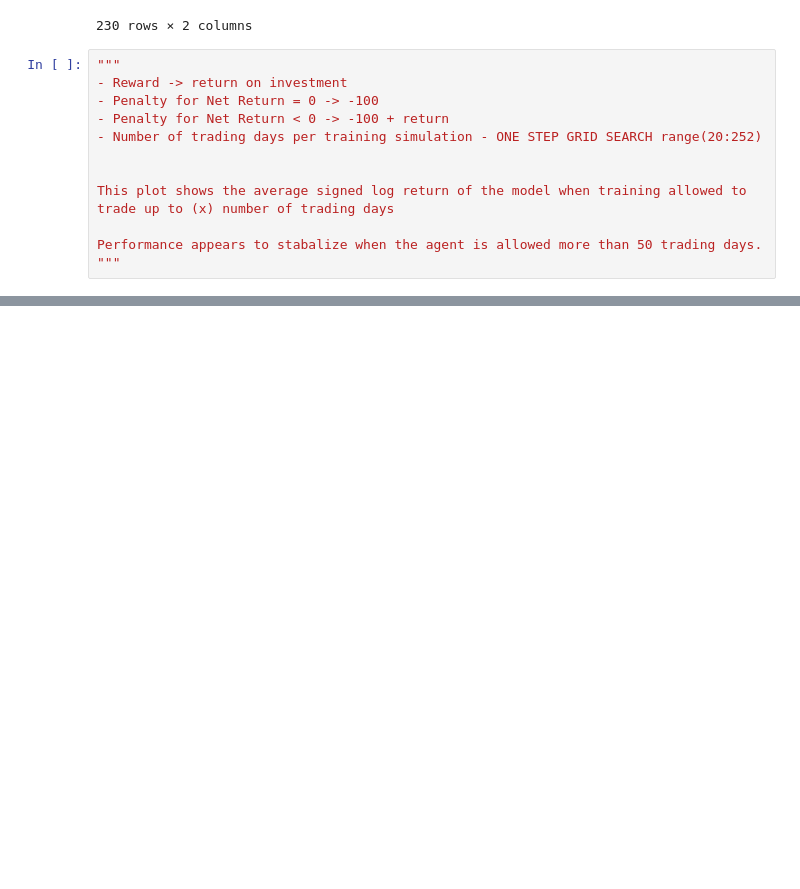
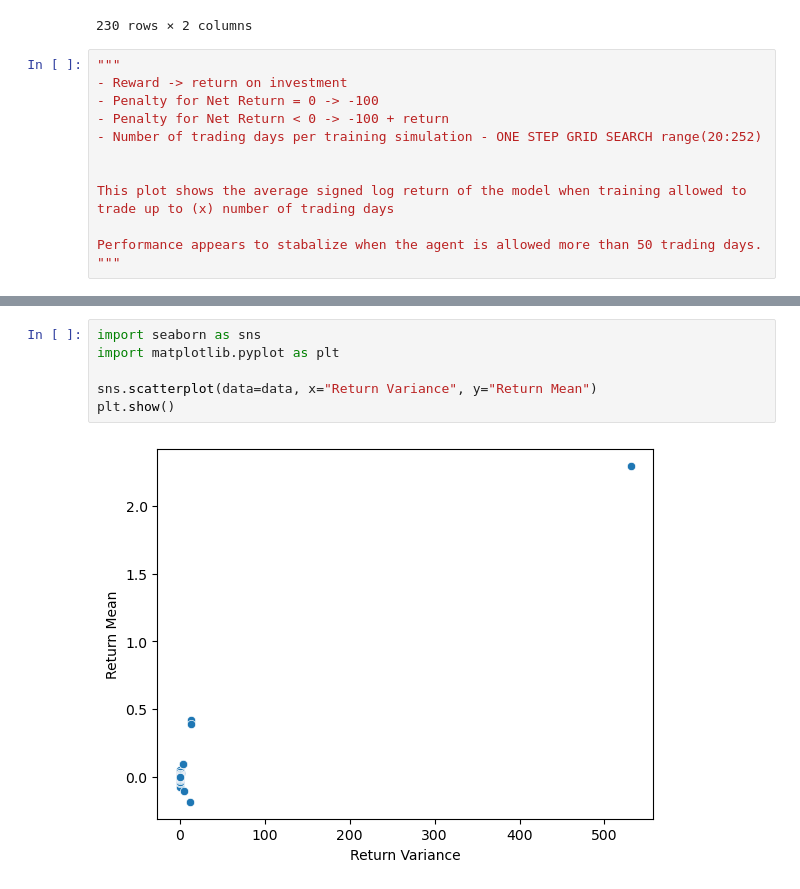
Before and after one commit to rda329/DeepQ-Asset-Agent, a Jupyter notebook: Data/DataAnalysis.ipynb, the cells around one changed output, grey strips where cells are left out. Drawn from its saved outputs; the diff is of its cells as text; blank space fills up the shorter version.

```diff
--- a/Data/DataAnalysis.ipynb
+++ b/Data/DataAnalysis.ipynb
@@ -741,0 +789,8 @@ test
+# %%
+import seaborn as sns
+import matplotlib.pyplot as plt
+
+sns.scatterplot(data=data, x="Return Variance", y="Return Mean")
+plt.show()
+# %% [output]
+[figure, added]
```
Also changed, not shown: parts of 9 cells of this notebook, 36 other files.
